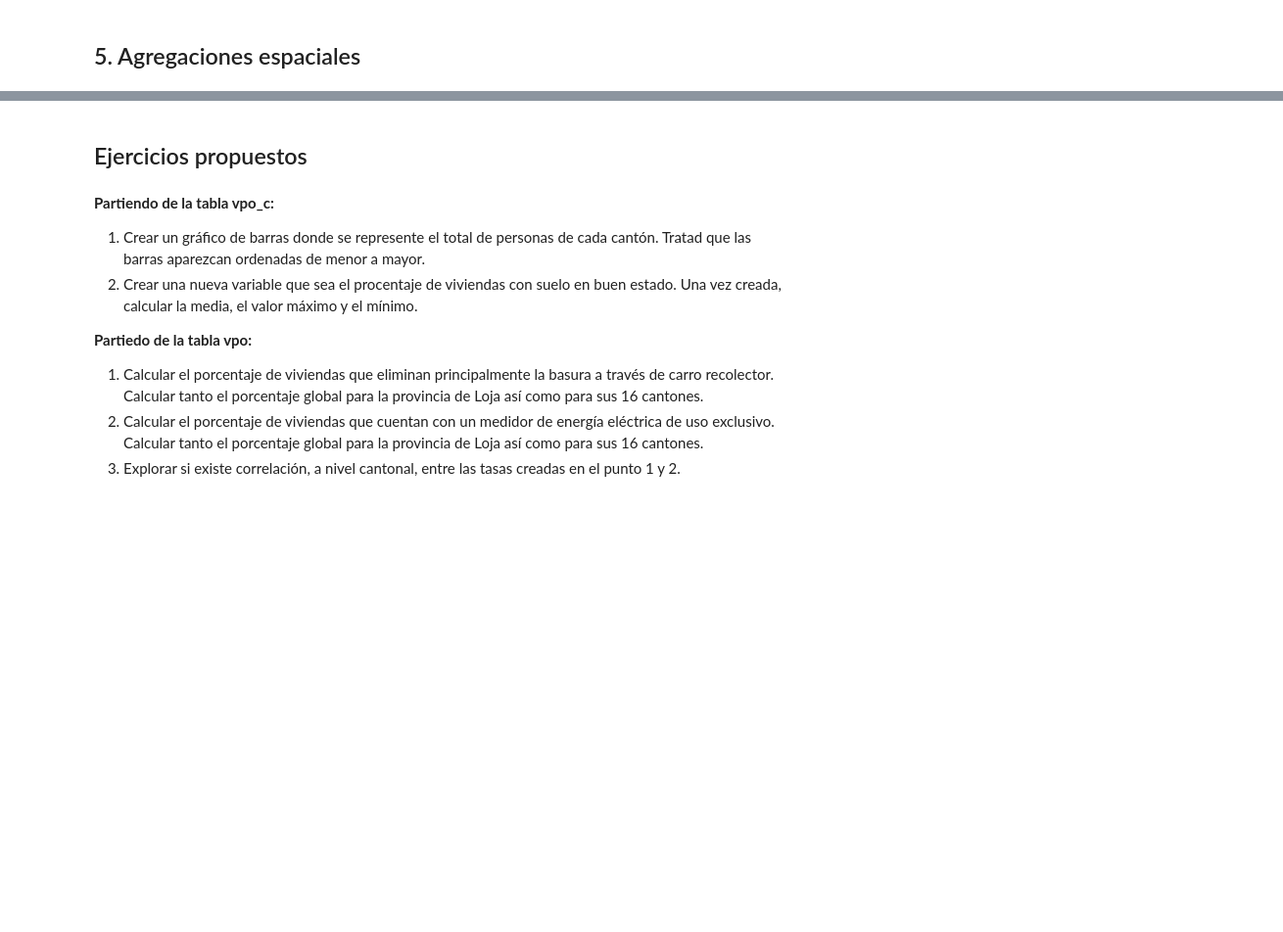
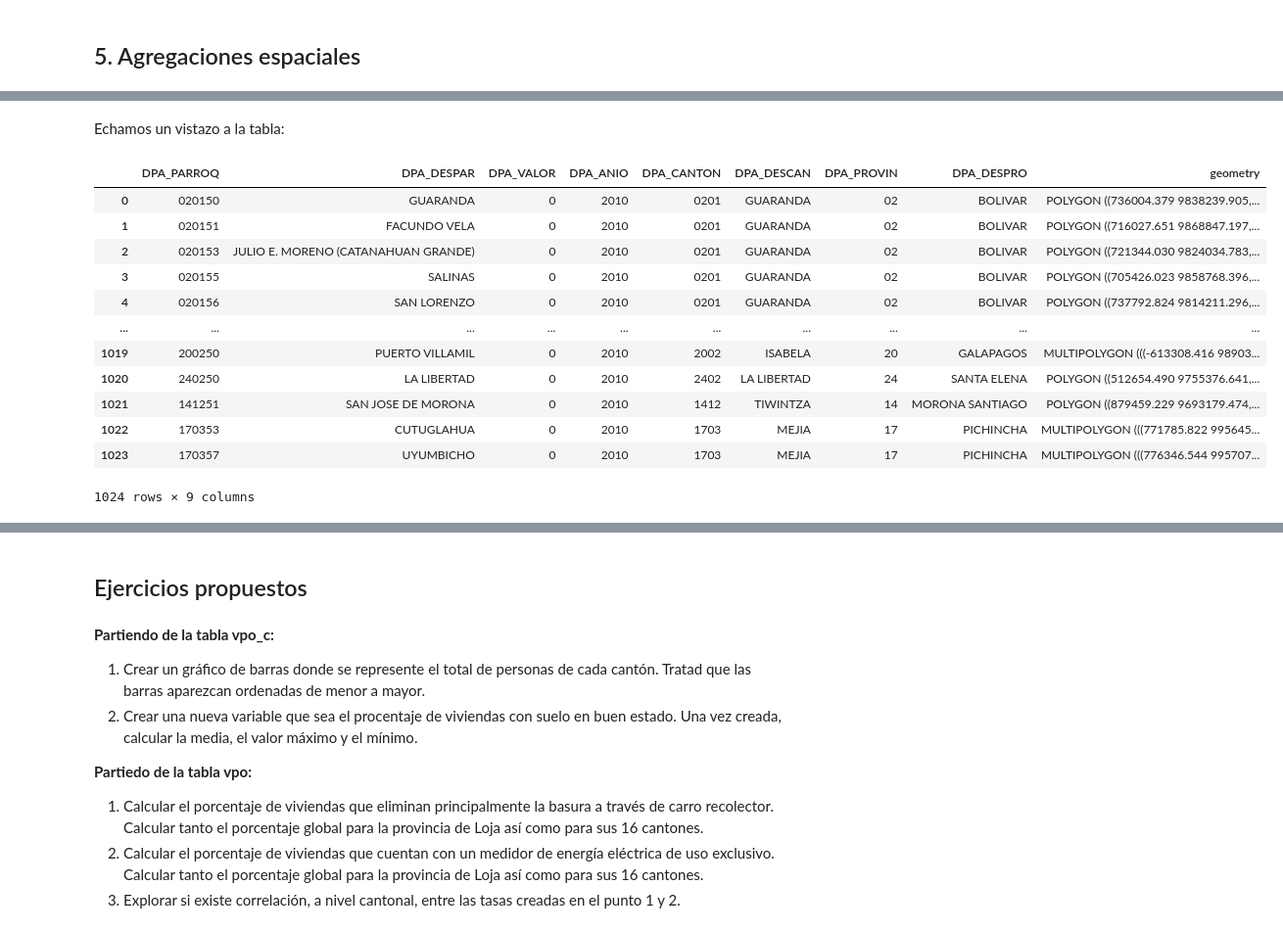
Before and after one commit to otoperalias/teaching, a Jupyter notebook: UTE_TallerAnalisisCuanti_2024.ipynb, the cells around one changed output, grey strips where cells are left out. Shown at 98% size. Saved outputs shown, nothing was run; the diff lists cells and outputs as text; code cells hidden in the pictures; blank space fills up the shorter version.

```diff
--- a/UTE_TallerAnalisisCuanti_2024.ipynb
+++ b/UTE_TallerAnalisisCuanti_2024.ipynb
@@ -465,0 +372,18 @@ vpo_c[variables_de_interes].corr()
+# %% [markdown]
+Echamos un vistazo a la tabla:
+# %%
+parroquias
+# %% [output]
+|  | DPA_PARROQ | DPA_DESPAR | DPA_VALOR | DPA_ANIO | DPA_CANTON | DPA_DESCAN | DPA_PROVIN | DPA_DESPRO | geometry |
+| 0 | 020150 | GUARANDA | 0 | 2010 | 0201 | GUARANDA | 02 | BOLIVAR | POLYGON ((736004.379 9838239.905,... |
+| 1 | 020151 | FACUNDO VELA | 0 | 2010 | 0201 | GUARANDA | 02 | BOLIVAR | POLYGON ((716027.651 9868847.197,... |
+| 2 | 020153 | JULIO E. MORENO (CATANAHUAN GRANDE) | 0 | 2010 | 0201 | GUARANDA | 02 | BOLIVAR | POLYGON ((721344.030 9824034.783,... |
+| 3 | 020155 | SALINAS | 0 | 2010 | 0201 | GUARANDA | 02 | BOLIVAR | POLYGON ((705426.023 9858768.396,... |
+| 4 | 020156 | SAN LORENZO | 0 | 2010 | 0201 | GUARANDA | 02 | BOLIVAR | POLYGON ((737792.824 9814211.296,... |
+| ... | ... | ... | ... | ... | ... | ... | ... | ... | ... |
+| 1019 | 200250 | PUERTO VILLAMIL | 0 | 2010 | 2002 | ISABELA | 20 | GALAPAGOS | MULTIPOLYGON (((-613308.416 98903... |
+| 1020 | 240250 | LA LIBERTAD | 0 | 2010 | 2402 | LA LIBERTAD | 24 | SANTA ELENA | POLYGON ((512654.490 9755376.641,... |
+| 1021 | 141251 | SAN JOSE DE MORONA | 0 | 2010 | 1412 | TIWINTZA | 14 | MORONA SANTIAGO | POLYGON ((879459.229 9693179.474,... |
+| 1022 | 170353 | CUTUGLAHUA | 0 | 2010 | 1703 | MEJIA | 17 | PICHINCHA | MULTIPOLYGON (((771785.822 995645... |
+| 1023 | 170357 | UYUMBICHO | 0 | 2010 | 1703 | MEJIA | 17 | PICHINCHA | MULTIPOLYGON (((776346.544 995707... |
+1024 rows × 9 columns
```
Also changed, not shown: parts of 92 cells of this notebook.
